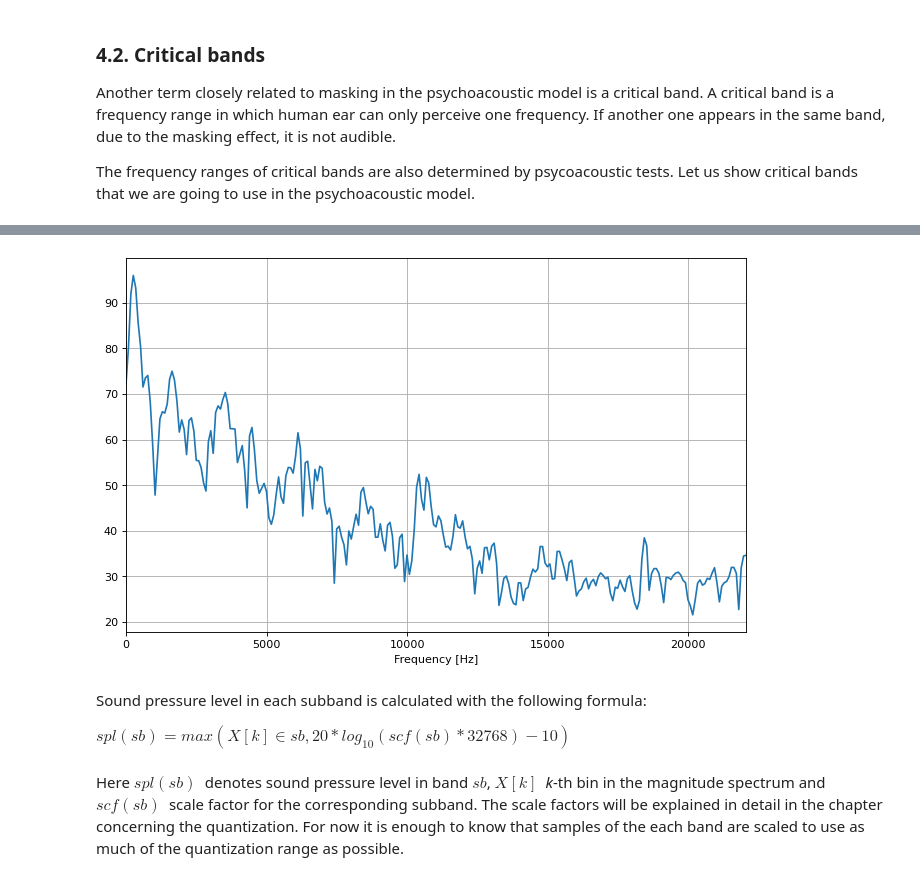
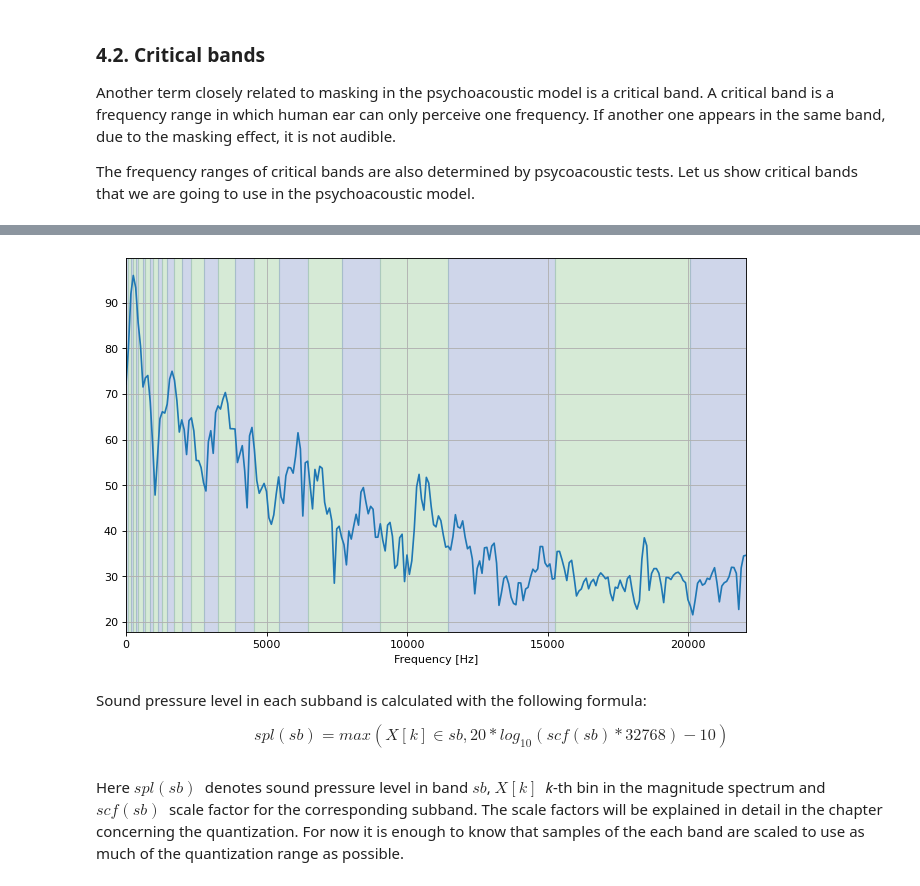
Before and after one commit to lucieperrotta/computersandmusic, a Jupyter notebook: Mp3Encoder/Mp3Encoder.ipynb, the cells around one changed output, grey strips where cells are left out. Saved outputs shown, nothing was run; the diff lists cells and outputs as text; code cells hidden in the pictures.

```diff
--- a/Mp3Encoder/Mp3Encoder.ipynb
+++ b/Mp3Encoder/Mp3Encoder.ipynb
@@ -196,7 +195,7 @@ fig = newfigure()
 ax  = format_axis(fig.axes[0], title='Critical bands', plottype='positivespectrum', fs=params.fs)
 
 
-colors = ['b', 'g']
+colors = ['#99cc99', '#8899cc']
 cbands = get_critical_bands(params.table)
 for cb in range(1,len(cbands)):
     ax.axvspan(params.fs*cbands[cb-1]/FFT_SIZE, params.fs*cbands[cb]/FFT_SIZE, color=colors[cb%len(colors)])
@@ -225,14 +224,20 @@ X+= 96 - np.max(X)
 # %%
 # Plotting the magnitude spectrum of the frame
 fig = newfigure()
 ax = format_axis(fig.axes[0], plottitle='Local magnitude spectrum of the audio signal', plottype='positivespectrum', fs=params.fs)
+
+colors = ['#99cc99', '#8899cc']
+cbands = get_critical_bands(params.table)
+for cb in range(1,len(cbands)):
+    ax.axvspan(params.fs*cbands[cb-1]/FFT_SIZE, params.fs*cbands[cb]/FFT_SIZE, color=colors[cb%len(colors)], alpha=.4)
+
 ax.plot(positivefreqaxis, X);
 # %% [output]
-[figure, old version]
+[figure, new version]
 # %% [markdown]
 Sound pressure level in each subband is calculated with the following formula:
 
-$spl(sb) = max(X[k]\in sb, 20*log_{10}(scf(sb)*32768)-10)$
+$$spl(sb) = max(X[k]\in sb, 20*log_{10}(scf(sb)*32768)-10)$$
 # %% [markdown]
 Here $spl(sb)\:$ denotes sound pressure level in band $sb$, $X[k]\:$ <i>k</i>-th bin in the magnitude spectrum and $scf(sb)\:$ scale factor for the corresponding subband. The scale factors will be explained in detail in the chapter concerning the quantization. For now it is enough to know that samples of the each band are scaled to use as much of the quantization range as possible.
 # %%
```
Also changed, not shown: parts of 27 cells of this notebook, 4 other files.
